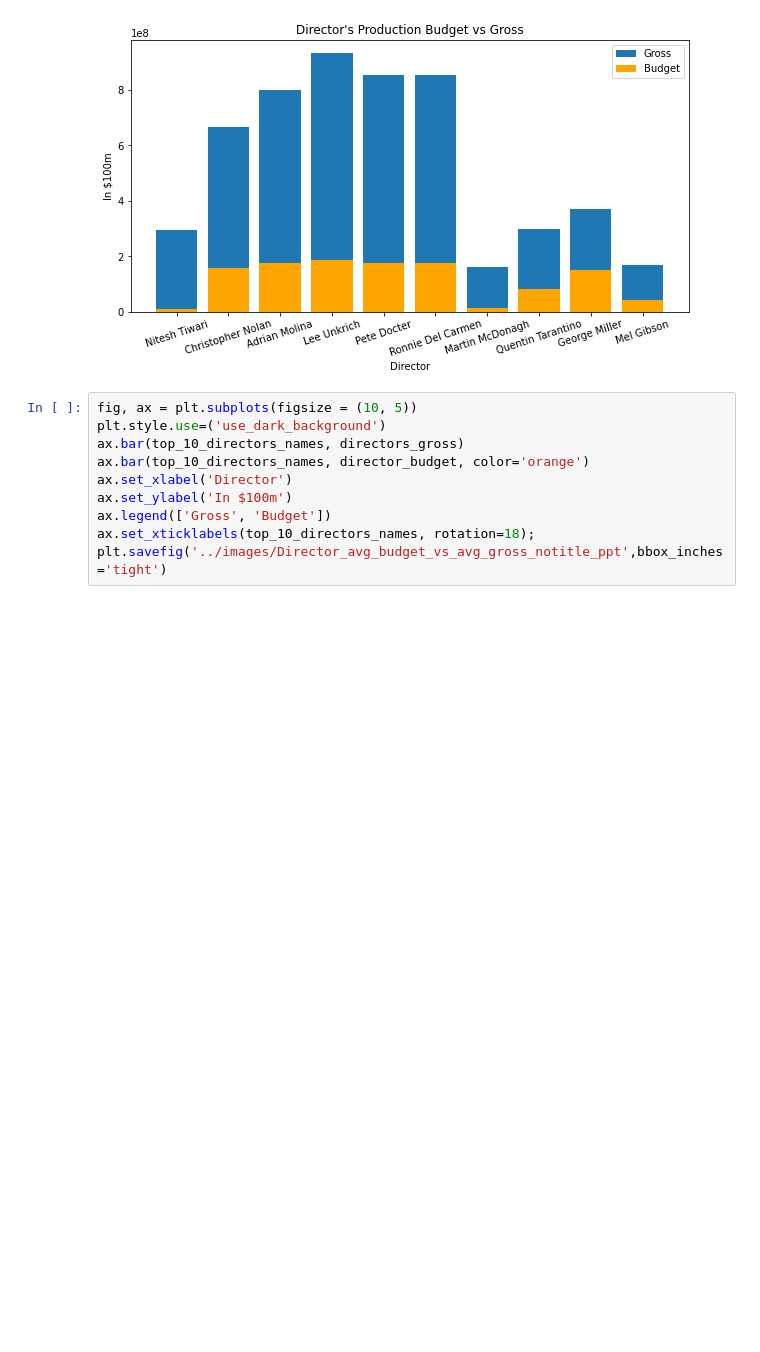
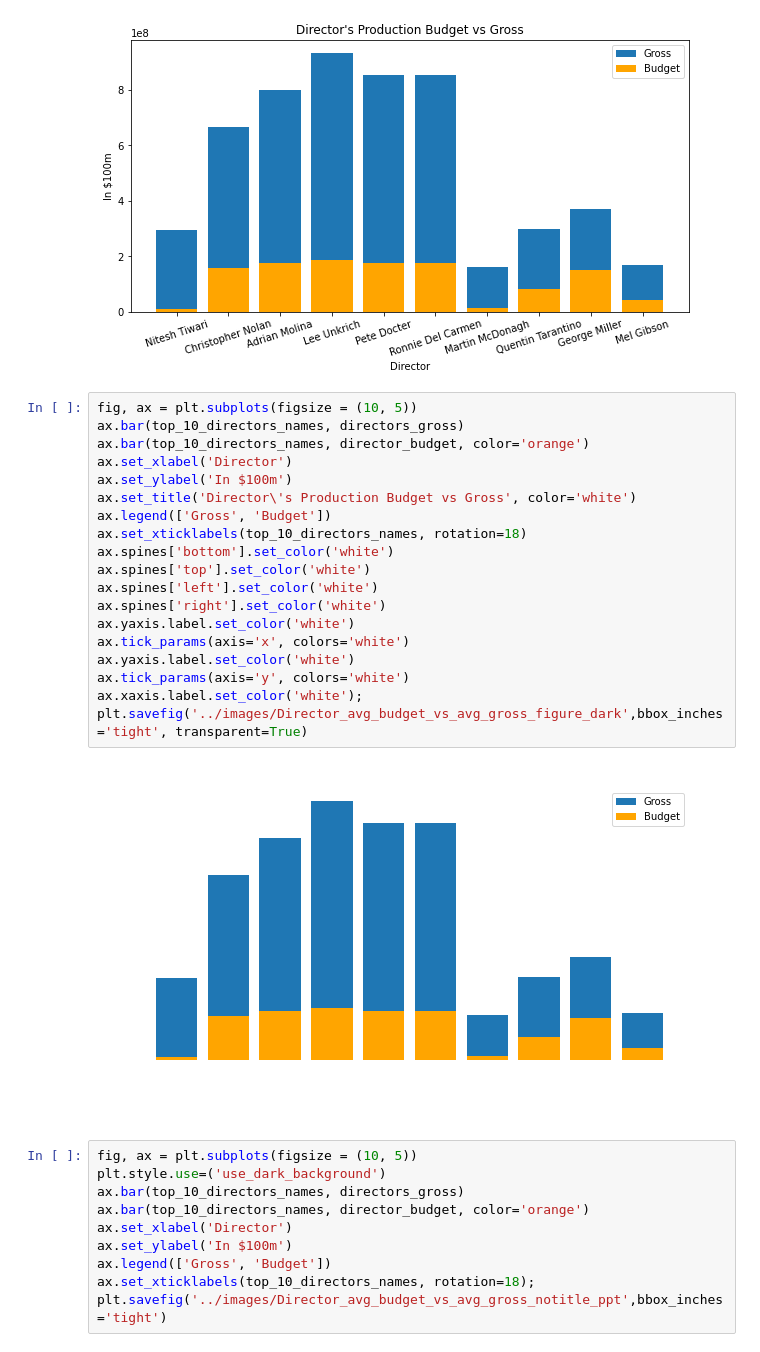
Before and after one commit to JCherryA050/phase_1_project, a Jupyter notebook: working_notebooks/ev_imdb_tmdb_notebook-Copy1.ipynb, the cells around one changed output. Cells and saved outputs as stored; diff of their text form; blank space fills up the shorter version.

```diff
--- a/working_notebooks/ev_imdb_tmdb_notebook-Copy1.ipynb
+++ b/working_notebooks/ev_imdb_tmdb_notebook-Copy1.ipynb
@@ -701,6 +701,27 @@ ax.set_xticklabels(top_10_directors_names, rotation=18);
 plt.savefig('../images/Director_avg_budget_vs_avg_gross_figure',bbox_inches='tight')
 # %% [output]
 [figure]
+# %%
+fig, ax = plt.subplots(figsize = (10, 5))
+ax.bar(top_10_directors_names, directors_gross)
+ax.bar(top_10_directors_names, director_budget, color='orange')
+ax.set_xlabel('Director')
+ax.set_ylabel('In $100m')
+ax.set_title('Director\'s Production Budget vs Gross', color='white')
+ax.legend(['Gross', 'Budget'])
+ax.set_xticklabels(top_10_directors_names, rotation=18)
+ax.spines['bottom'].set_color('white')
+ax.spines['top'].set_color('white')
+ax.spines['left'].set_color('white')
+ax.spines['right'].set_color('white')
+ax.yaxis.label.set_color('white')
+ax.tick_params(axis='x', colors='white')
+ax.yaxis.label.set_color('white')
+ax.tick_params(axis='y', colors='white')
+ax.xaxis.label.set_color('white');
+plt.savefig('../images/Director_avg_budget_vs_avg_gross_figure_dark',bbox_inches='tight', transparent=True)
+# %% [output]
+[figure, added]
 # %%
 fig, ax = plt.subplots(figsize = (10, 5))
 plt.style.use=('use_dark_background')
```
Also changed, not shown: parts of 15 cells of this notebook, 3 other files.
